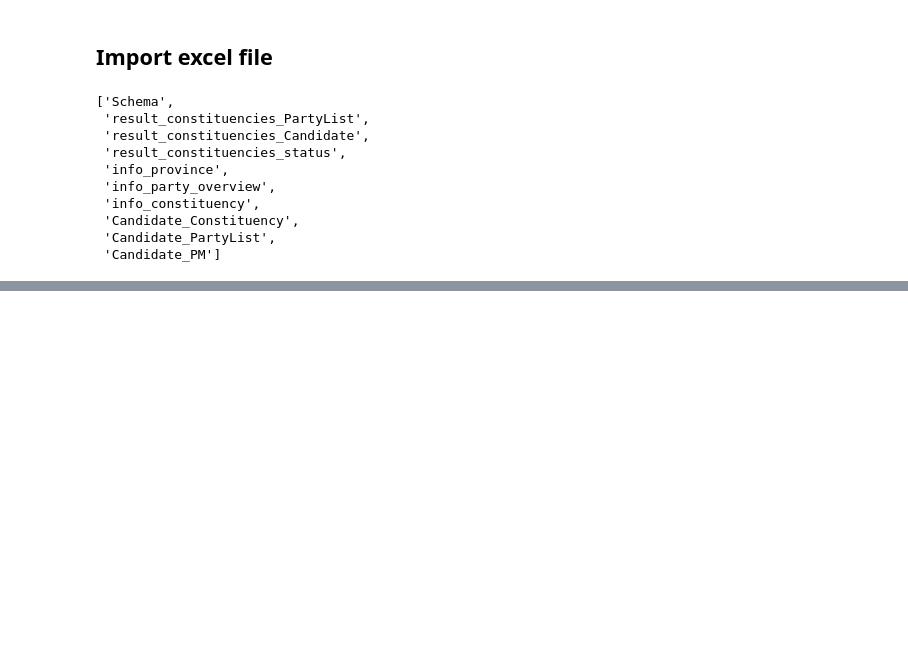
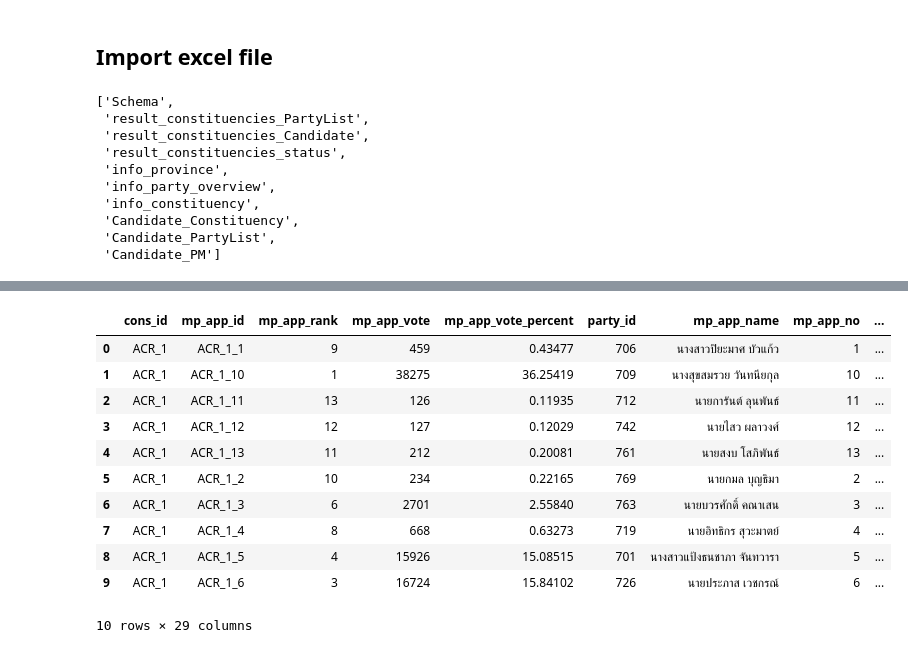
Before and after one commit to Tonry12/python_dataviz2023, a Jupyter notebook: Data_Preparation.ipynb, the cells around one changed output, grey strips where cells are left out. Cells and saved outputs as stored; diff of their text form; code cells hidden in the pictures; blank space fills up the shorter version.

```diff
--- a/Data_Preparation.ipynb
+++ b/Data_Preparation.ipynb
@@ -45,0 +198,5 @@ dfs.sheet_names # check ว่าในไฟล์ excel มีชีทย่
+# %%
+# table_merge x (5)
+table_merge1 = table_merge.merge(info_party_overview, how ='left', left_on='party_id',right_on='id')
+print(table_merge1.shape)
+table_merge1.head()
@@ -45,0 +211,5 @@ dfs.sheet_names # check ว่าในไฟล์ excel มีชีทย่
+# %%
+# table_merge1 x (4)
+table_merge2 = table_merge1.merge(result_constituencies_status, how ='left', left_on='cons_id',right_on='cons_id')
+print(table_merge2.shape)
+table_merge2.head()
@@ -45,0 +225,5 @@ dfs.sheet_names # check ว่าในไฟล์ excel มีชีทย่
+# %%
+# table_merge2 x (7)
+table_merge3 = table_merge2.merge(info_province, how ='left', left_on='prov_id',right_on='prov_id')
+print(table_merge3.shape)
+table_merge3.head()
@@ -45,0 +239,23 @@ dfs.sheet_names # check ว่าในไฟล์ excel มีชีทย่
+# %%
+## เขตการเลือกตั้ง
+cons_id = table_merge3['cons_id'].tolist()
+cons_no = []
+for i in range(len(cons_id)):
+  re = cons_id[i].split('_')[-1]
+  cons_no.append(re)
+table_merge3['cons_no'] = cons_no
+# %%
+table_merge3.head(10)
+# %% [output]
+|  | cons_id | mp_app_id | mp_app_rank | mp_app_vote | mp_app_vote_percent | party_id | mp_app_name | mp_app_no | ... |
+| 0 | ACR_1 | ACR_1_1 | 9 | 459 | 0.43477 | 706 | นางสาวปิยะมาศ บัวแก้ว | 1 | ... |
+| 1 | ACR_1 | ACR_1_10 | 1 | 38275 | 36.25419 | 709 | นางสุขสมรวย วันทนียกุล | 10 | ... |
+| 2 | ACR_1 | ACR_1_11 | 13 | 126 | 0.11935 | 712 | นายการันต์ ลุนพันธ์ | 11 | ... |
+| 3 | ACR_1 | ACR_1_12 | 12 | 127 | 0.12029 | 742 | นายไสว ผลาวงศ์ | 12 | ... |
+| 4 | ACR_1 | ACR_1_13 | 11 | 212 | 0.20081 | 761 | นายสงบ โสภิพันธ์ | 13 | ... |
+| 5 | ACR_1 | ACR_1_2 | 10 | 234 | 0.22165 | 769 | นายกมล บุญธิมา | 2 | ... |
+| 6 | ACR_1 | ACR_1_3 | 6 | 2701 | 2.55840 | 763 | นายบวรศักดิ์ คณาเสน | 3 | ... |
+| 7 | ACR_1 | ACR_1_4 | 8 | 668 | 0.63273 | 719 | นายอิทธิกร สุวะมาตย์ | 4 | ... |
+| 8 | ACR_1 | ACR_1_5 | 4 | 15926 | 15.08515 | 701 | นางสาวแป้งธนชาภา จันทวารา | 5 | ... |
+| 9 | ACR_1 | ACR_1_6 | 3 | 16724 | 15.84102 | 726 | นายประภาส เวชกรณ์ | 6 | ... |
+10 rows × 29 columns
```
Also changed, not shown: parts of 24 cells of this notebook.
